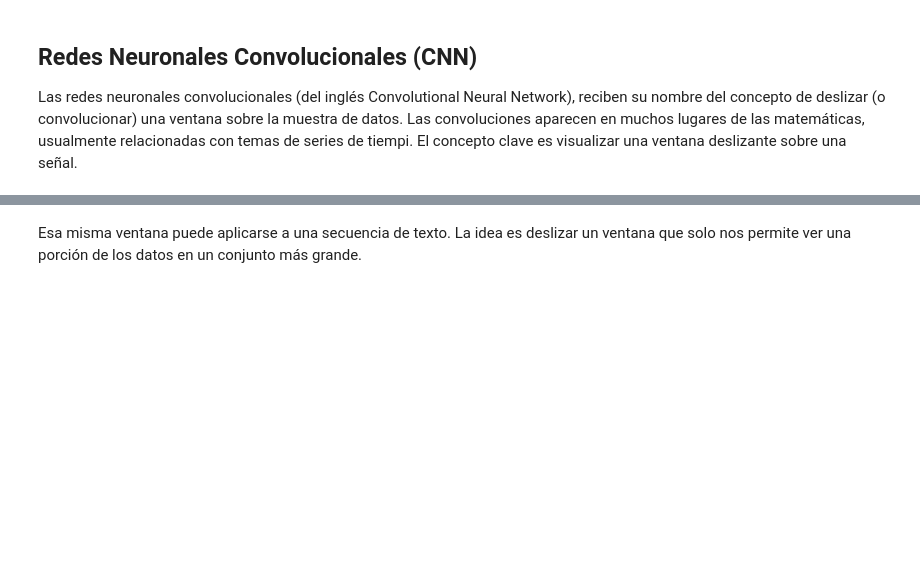
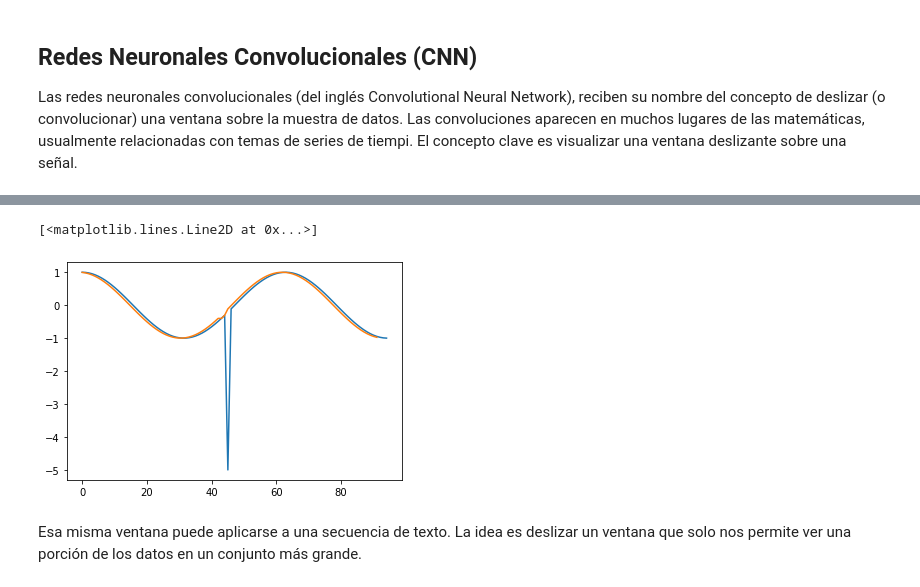
Before and after one commit to kyriox/nlp, a Jupyter notebook: 08_CNN_en_texto.ipynb, the cells around one changed output, grey strips where cells are left out. Cells and saved outputs as stored; diff of their text form; code cells hidden in the pictures; blank space fills up the shorter version.

```diff
--- a/08_CNN_en_texto.ipynb
+++ b/08_CNN_en_texto.ipynb
@@ -57,6 +59,19 @@ Las redes neuronales convolucionales (del inglés Convolutional Neural Network),
 |:---:|
 |![imagen-2.png](attachment:imagen-2.png)|
 |**Ventana deslizante**|
+# %%
+### Filtro de mediana
+x=np.arange(0, 3*3.1416, 0.1)
+y=np.cos(x)
+y[45]=-5
+plt.plot(range(len(x)),y)
+st=1
+ks=3
+y1=[np.median(y[i:i+ks]) for i in range(0,len(y)-ks,st)]
+plt.plot(range(len(y1)), y1)
+# %% [output]
+[<matplotlib.lines.Line2D at 0x...>]
+[figure, added]
 # %% [markdown]
 Esa misma ventana puede aplicarse a una secuencia de texto. La idea es deslizar un ventana que solo nos permite ver una porción de los  datos en un conjunto más grande.
 # %% [markdown]
```
Also changed, not shown: parts of 65 cells of this notebook, 1 other file.
